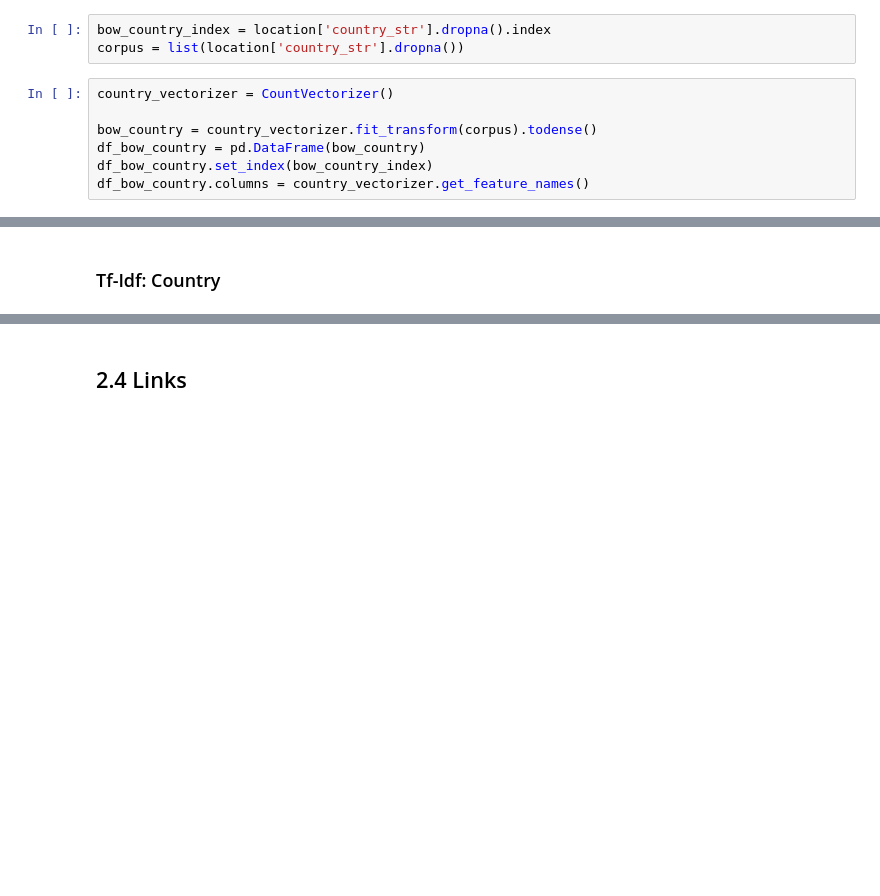
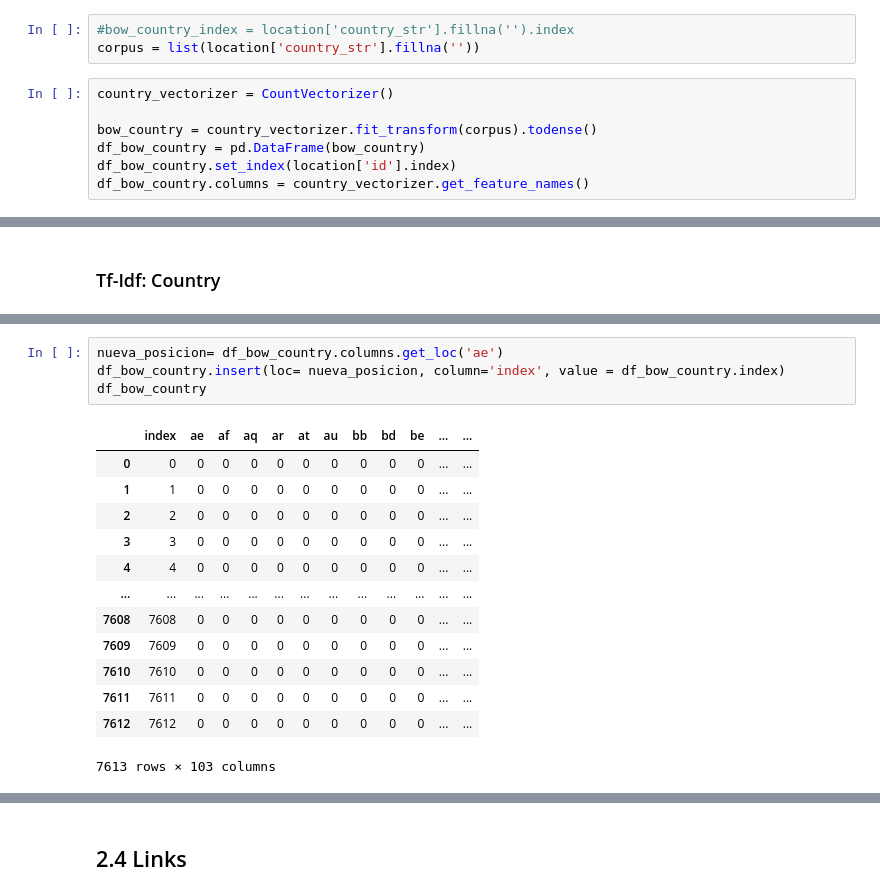
Before and after one commit to anichucai/7506-Datos-datos-tp2, a Jupyter notebook: Features.ipynb, the cells around one changed output, grey strips where cells are left out. Saved outputs shown, nothing was run; the diff lists cells and outputs as text; blank space fills up the shorter version.

```diff
--- a/Features.ipynb
+++ b/Features.ipynb
@@ -1127,14 +1150,14 @@ countries1.head(2)
 # %% [markdown]
 ### BOW: Coutry
 # %%
-bow_country_index = location['country_str'].dropna().index
-corpus = list(location['country_str'].dropna())
+#bow_country_index = location['country_str'].fillna('').index
+corpus = list(location['country_str'].fillna(''))
 # %%
 country_vectorizer = CountVectorizer()
 
 bow_country = country_vectorizer.fit_transform(corpus).todense()
 df_bow_country = pd.DataFrame(bow_country)
-df_bow_country.set_index(bow_country_index)
+df_bow_country.set_index(location['id'].index)
 df_bow_country.columns = country_vectorizer.get_feature_names()
 # %%
 df_bow_country.head()
@@ -1192,3 +1215,21 @@ df_tf_idf_smooth_country.head()
 | 3 | 0.0 | 0.0 | 0.0 | 0.0 | 0.0 | 0.0 | 0.0 | 0.0 | 0.0 | 0.0 | ... | ... |
 | 4 | 0.0 | 0.0 | 0.0 | 0.0 | 0.0 | 0.0 | 0.0 | 0.0 | 0.0 | 0.0 | ... | ... |
 5 rows × 89 columns
+# %%
+nueva_posicion= df_bow_country.columns.get_loc('ae')
+df_bow_country.insert(loc= nueva_posicion, column='index', value = df_bow_country.index)
+df_bow_country
+# %% [output]
+|  | index | ae | af | aq | ar | at | au | bb | bd | be | ... | ... |
+| 0 | 0 | 0 | 0 | 0 | 0 | 0 | 0 | 0 | 0 | 0 | ... | ... |
+| 1 | 1 | 0 | 0 | 0 | 0 | 0 | 0 | 0 | 0 | 0 | ... | ... |
+| 2 | 2 | 0 | 0 | 0 | 0 | 0 | 0 | 0 | 0 | 0 | ... | ... |
+| 3 | 3 | 0 | 0 | 0 | 0 | 0 | 0 | 0 | 0 | 0 | ... | ... |
+| 4 | 4 | 0 | 0 | 0 | 0 | 0 | 0 | 0 | 0 | 0 | ... | ... |
+| ... | ... | ... | ... | ... | ... | ... | ... | ... | ... | ... | ... | ... |
+| 7608 | 7608 | 0 | 0 | 0 | 0 | 0 | 0 | 0 | 0 | 0 | ... | ... |
+| 7609 | 7609 | 0 | 0 | 0 | 0 | 0 | 0 | 0 | 0 | 0 | ... | ... |
+| 7610 | 7610 | 0 | 0 | 0 | 0 | 0 | 0 | 0 | 0 | 0 | ... | ... |
+| 7611 | 7611 | 0 | 0 | 0 | 0 | 0 | 0 | 0 | 0 | 0 | ... | ... |
+| 7612 | 7612 | 0 | 0 | 0 | 0 | 0 | 0 | 0 | 0 | 0 | ... | ... |
+7613 rows × 103 columns
```
Also changed, not shown: parts of 28 cells of this notebook, 6 other files.
